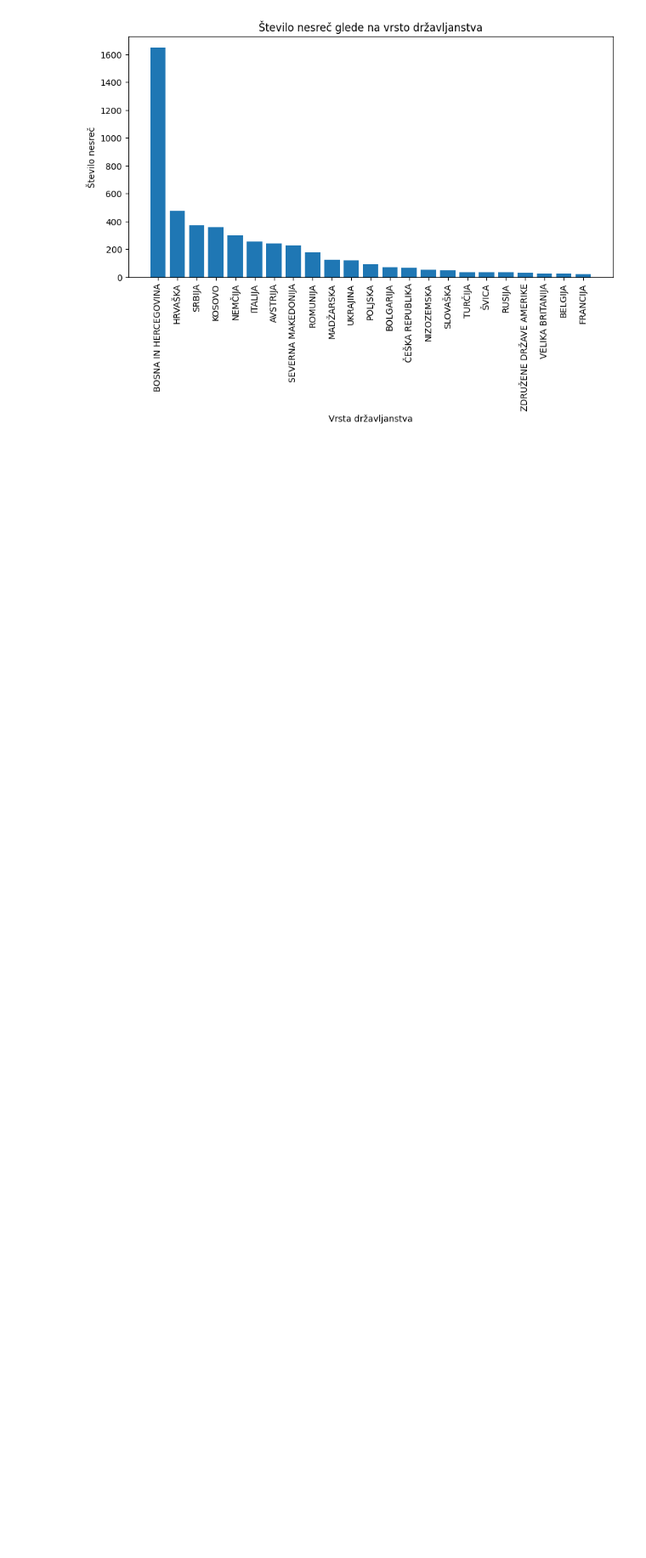
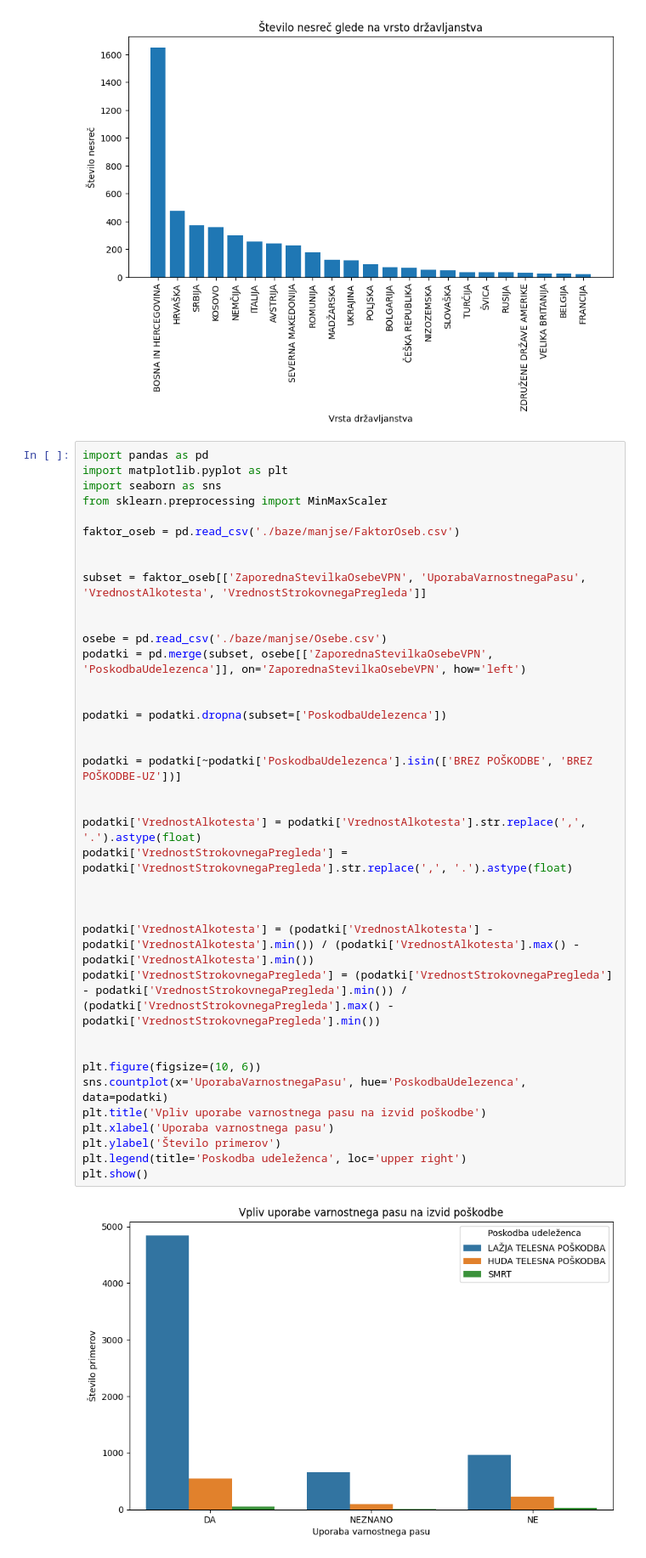
Before and after one commit to TilenS2002/PR22NPJINBMCTS, a Jupyter notebook: Grafi in zemljevid posledic.ipynb, the cells around one changed output. Shown at 85% size. Saved outputs shown, nothing was run; the diff lists cells and outputs as text; blank space fills up the shorter version.

```diff
--- a/Grafi in zemljevid posledic.ipynb
+++ b/Grafi in zemljevid posledic.ipynb
@@ -64,6 +64,46 @@ plt.show()
 [figure]
 [figure]
 [figure]
+# %%
+import pandas as pd
+import matplotlib.pyplot as plt
+import seaborn as sns
+from sklearn.preprocessing import MinMaxScaler
+
+faktor_oseb = pd.read_csv('./baze/manjse/FaktorOseb.csv')
+
+
+subset = faktor_oseb[['ZaporednaStevilkaOsebeVPN', 'UporabaVarnostnegaPasu', 'VrednostAlkotesta', 'VrednostStrokovnegaPregleda']]
+
+
+osebe = pd.read_csv('./baze/manjse/Osebe.csv')
+podatki = pd.merge(subset, osebe[['ZaporednaStevilkaOsebeVPN', 'PoskodbaUdelezenca']], on='ZaporednaStevilkaOsebeVPN', how='left')
+
+
+podatki = podatki.dropna(subset=['PoskodbaUdelezenca'])
+
+
+podatki = podatki[~podatki['PoskodbaUdelezenca'].isin(['BREZ POŠKODBE', 'BREZ POŠKODBE-UZ'])]
+
+
+podatki['VrednostAlkotesta'] = podatki['VrednostAlkotesta'].str.replace(',', '.').astype(float)
+podatki['VrednostStrokovnegaPregleda'] = podatki['VrednostStrokovnegaPregleda'].str.replace(',', '.').astype(float)
+
+
+
+podatki['VrednostAlkotesta'] = (podatki['VrednostAlkotesta'] - podatki['VrednostAlkotesta'].min()) / (podatki['VrednostAlkotesta'].max() - podatki['VrednostAlkotesta'].min())
+podatki['VrednostStrokovnegaPregleda'] = (podatki['VrednostStrokovnegaPregleda'] - podatki['VrednostStrokovnegaPregleda'].min()) / (podatki['VrednostStrokovnegaPregleda'].max() - podatki['VrednostStrokovnegaPregleda'].min())
+
+
+plt.figure(figsize=(10, 6))
+sns.countplot(x='UporabaVarnostnegaPasu', hue='PoskodbaUdelezenca', data=podatki)
+plt.title('Vpliv uporabe varnostnega pasu na izvid poškodbe')
+plt.xlabel('Uporaba varnostnega pasu')
+plt.ylabel('Število primerov')
+plt.legend(title='Poskodba udeleženca', loc='upper right')
+plt.show()
+# %% [output]
+[figure, added]
 # %%
 import pandas as pd
 import matplotlib.pyplot as plt
```
Also changed, not shown: parts of 5 cells of this notebook.
